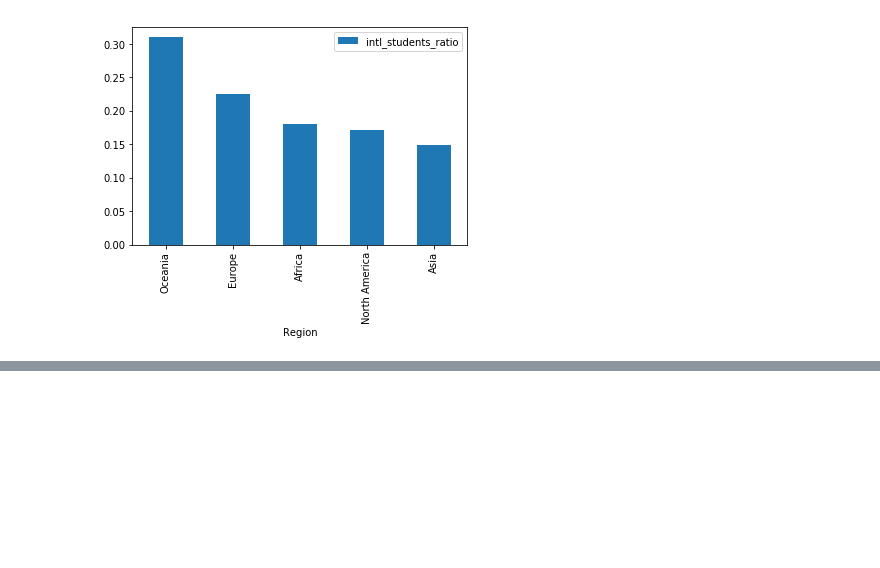
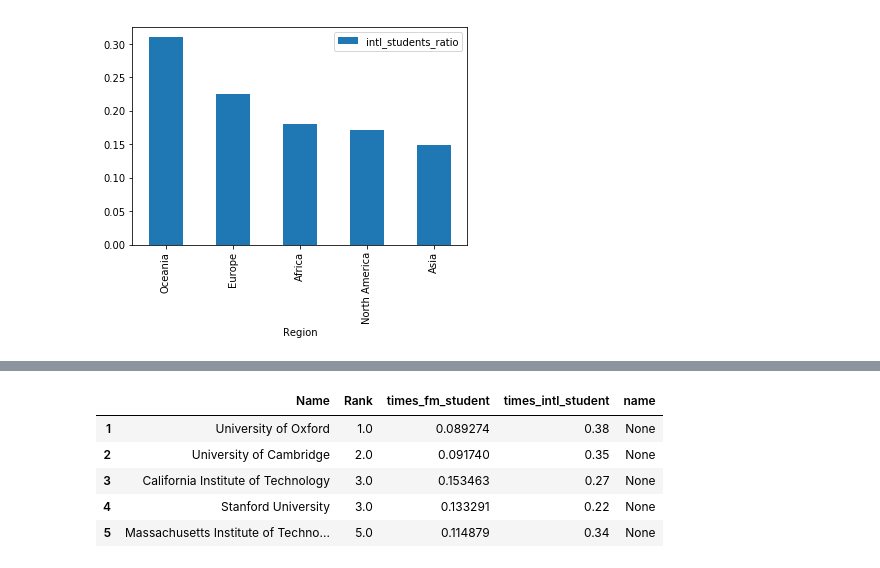
Before and after one commit to antonino-barbera/seanbi, a Jupyter notebook: HW2/Homework 2.ipynb, the cells around one changed output, grey strips where cells are left out. Saved outputs shown, nothing was run; the diff lists cells and outputs as text; code cells hidden in the pictures; blank space fills up the shorter version.

```diff
--- a/HW2/Homework 2.ipynb
+++ b/HW2/Homework 2.ipynb
@@ -399,0 +415,13 @@ times_by_region_ratio2.drop(['FM Total', 'Rank', 'Students International', 'Stud
+# %%
+times_merge=times.assign(times_fm_student=times['FM Total']/times['Students Total'])
+times_merge=times_merge.assign(times_intl_student=times['Students International']/times['Students Total'])
+times_merge=times_merge.drop(['Country','FM International','FM Total','Region','Students International','Students Total'],axis=1)
+times_merge["name"]=None
+times_merge.head()
+# %% [output]
+|  | Name | Rank | times_fm_student | times_intl_student | name |
+| 1 | University of Oxford | 1.0 | 0.089274 | 0.38 | None |
+| 2 | University of Cambridge | 2.0 | 0.091740 | 0.35 | None |
+| 3 | California Institute of Technology | 3.0 | 0.153463 | 0.27 | None |
+| 4 | Stanford University | 3.0 | 0.133291 | 0.22 | None |
+| 5 | Massachusetts Institute of Techno... | 5.0 | 0.114879 | 0.34 | None |
```
Also changed, not shown: parts of 8 cells of this notebook, 1 other file.
